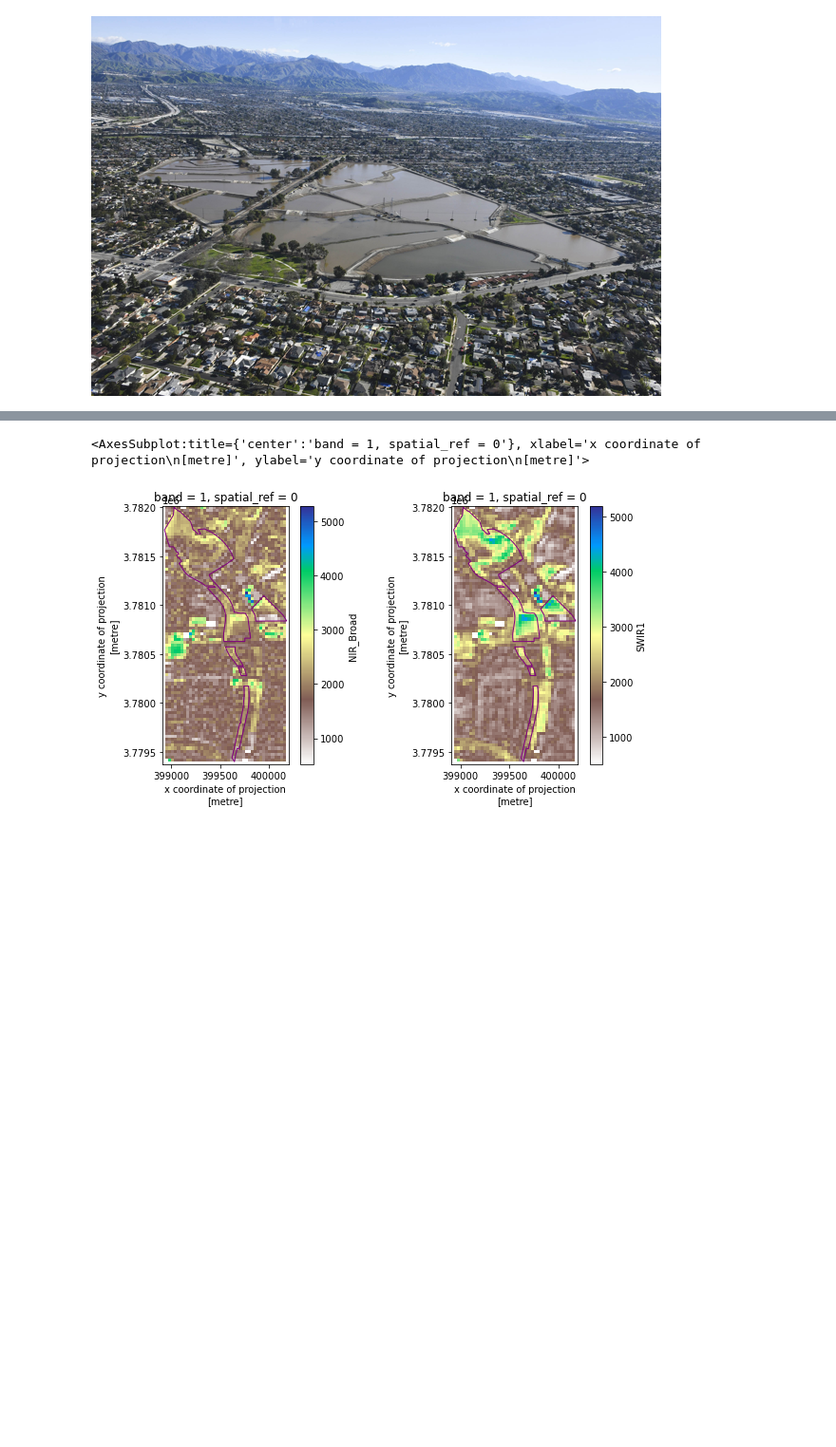
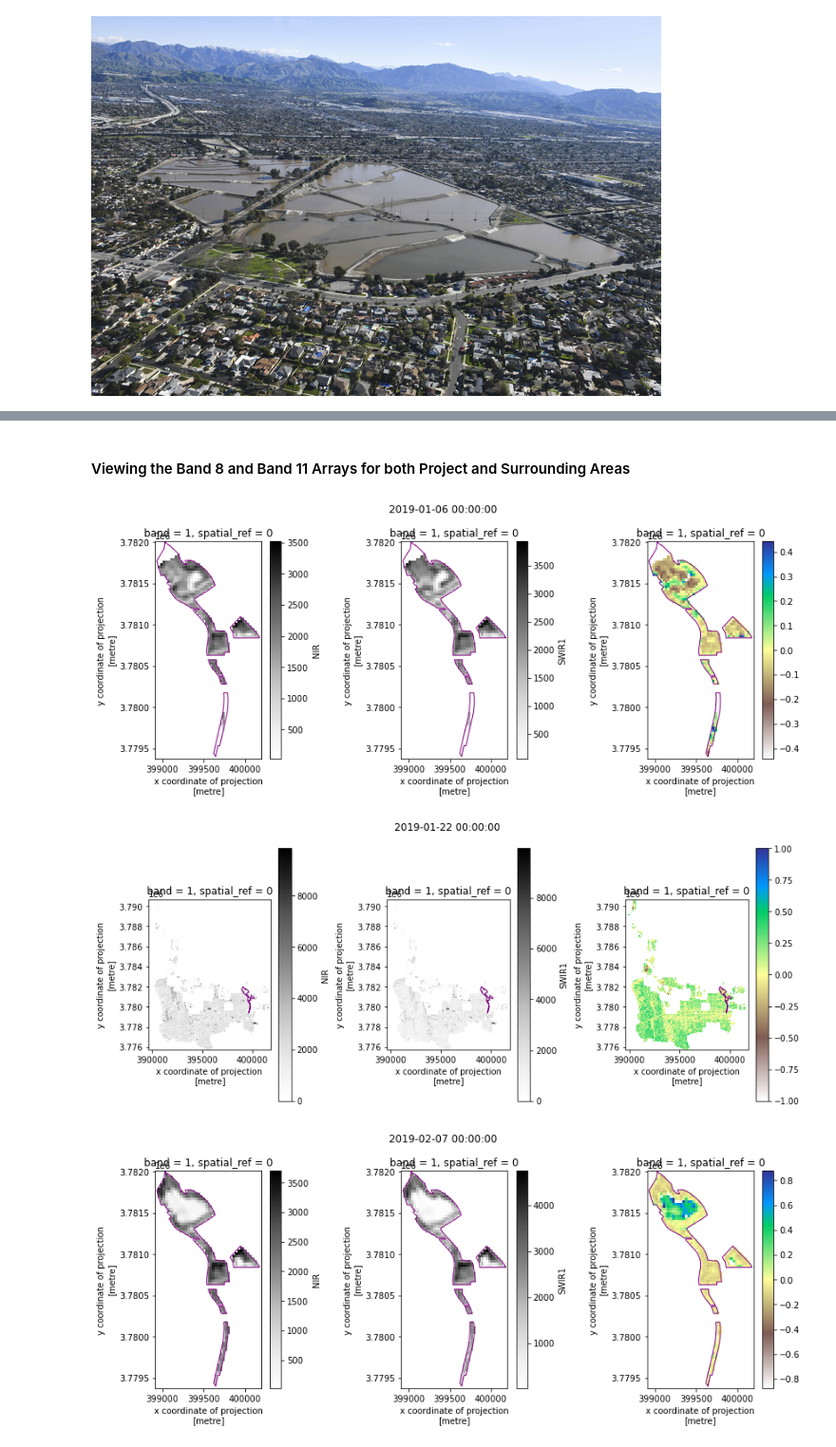
Before and after one commit to jensenwid/ea-capstone-2022, a Jupyter notebook: ea-capstone-workbook-2022.ipynb, the cells around one changed output, grey strips where cells are left out. Shown at 95% size. Drawn from its saved outputs; the diff is of its cells as text; code cells hidden in the pictures; blank space fills up the shorter version.

```diff
--- a/ea-capstone-workbook-2022.ipynb
+++ b/ea-capstone-workbook-2022.ipynb
@@ -252,12 +316,12 @@ def open_clean_bands(band_path,
         End result for a cropped xarray dataarray
     """
 
-    crop_bound_box = [box(*crop_bound.total_bounds)]
+#     crop_bound_box = [box(*crop_bound.total_bounds)]
 
     try:
         band = rxr.open_rasterio(band_path,
                                  masked=True).rio.clip(
-                                                        crop_bound_box,
+                                                        crop_bound.geometry,
                                                         crs=crop_bound.crs,
                                                         all_touched=True,
                                                         from_disk=True).squeeze()
@@ -268,7 +332,7 @@ def open_clean_bands(band_path,
         # open and mask cloud layer
         cl_mask = (rxr.open_rasterio(pixel_qa_path, masked=True)
                         .rio.clip(
-                            crop_bound_box,
+                            crop_bound.geometry,
                             from_disk=True).squeeze())
 
         # apply cloud mask
@@ -278,4 +342,4 @@ def open_clean_bands(band_path,
         raise ValueError(
             "Oops - I couldn't clip your data. This may be due to a crs error.")
 
-    return band, cl_mask
+    return band
@@ -536,24 +649,56 @@ On 2021363 - B11
+# %%
+# drop data results where they were heavily impacted by cloud cover
+
+mean_ndmi_df["clean_mean"] = mean_ndmi_df["mean"].where(mean_ndmi_df["clean_proportion"] >= 0.35, axis = None)
+
+# reset index
+
+pasadena_ndmi_df = ndmi_df.loc[ndmi_df['area'] == "Pasadena"].reset_index()
+eaton_ndmi_df = ndmi_df.loc[ndmi_df['area'] == "EATON S.G."].reset_index()
+
+# montebello_ndmi_df = ndmi_df.loc[ndmi_df['area'] == "Montebello"].reset_index()
+# rio_hondo_ndmi_df = ndmi_df.loc[ndmi_df['area'] == "RIO HONDO COASTAL BASIN S.G."].reset_index()
+# %% [markdown]
+#### Viewing the Band 8 and Band 11 Arrays for both Project and Surrounding Areas
 # %%
 # testing that Bands 0 (8) and 1 (11) are valid
-fig, (ax1, ax2) = plt.subplots(1,2, figsize=(10, 5))
+last_five = [61,62,63,64]
+first_five = [0,1,2,3,4]
 
-eaton_indexed_df['array'][0].plot.imshow(ax=ax1,
-                                    cmap = "terrain_r")
-eaton_shape.plot(ax=ax1,
-                 color='none',
-                 linewidth = 1,
-                 edgecolor = 'purple',
-                 vmin=-1,
-                 vmax=-1)
+for num in first_five:
 
-eaton_indexed_df['array'][1].plot.imshow(ax=ax2,
-                                    cmap = "terrain_r")
-eaton_shape.plot(ax=ax2,
-                 color='none',
-                 linewidth = 1,
-                 edgecolor = 'purple',
-                 vmin=-1,
-                 vmax=-1)
+    fig, (ax1, ax2, ax3) = plt.subplots(1,3, figsize=(12, 5))
+
+    ndmi_df['NIR_band'][num].plot.imshow(ax=ax1,
+                                        cmap = "Greys")
+    eaton_shape.plot(ax=ax1,
+                     color='none',
+                     linewidth = 1,
+                     edgecolor = 'purple',
+                     vmin=-1,
+                     vmax=-1)
+
+    ndmi_df['SWIR_band'][num].plot.imshow(ax=ax2,
+                                        cmap = "Greys")
+    eaton_shape.plot(ax=ax2,
+                     color='none',
+                     linewidth = 1,
+                     edgecolor = 'purple',
+                     vmin=-1,
+                     vmax=-1)
+
+    ndmi_df['ndmi'][num].plot.imshow(ax=ax3,
+                                        cmap = "terrain_r")
+    eaton_shape.plot(ax=ax3,
+                     color='none',
+                     linewidth = 1,
+                     edgecolor = 'purple',
+                     vmin=-1,
+                     vmax=-1)
+
+    plt.suptitle(pasadena_ndmi_df['date'][num])
+    plt.tight_layout()
 # %% [output]
-<AxesSubplot:title={'center':'band = 1, spatial_ref = 0'}, xlabel='x coordinate of projection\n[metre]', ylabel='y coordinate of projection\n[metre]'>
-[figure, old version]
+[figure, new version]
+[figure, added]
+[figure, added]
```
Also changed, not shown: parts of 46 cells of this notebook, 1 other file.
